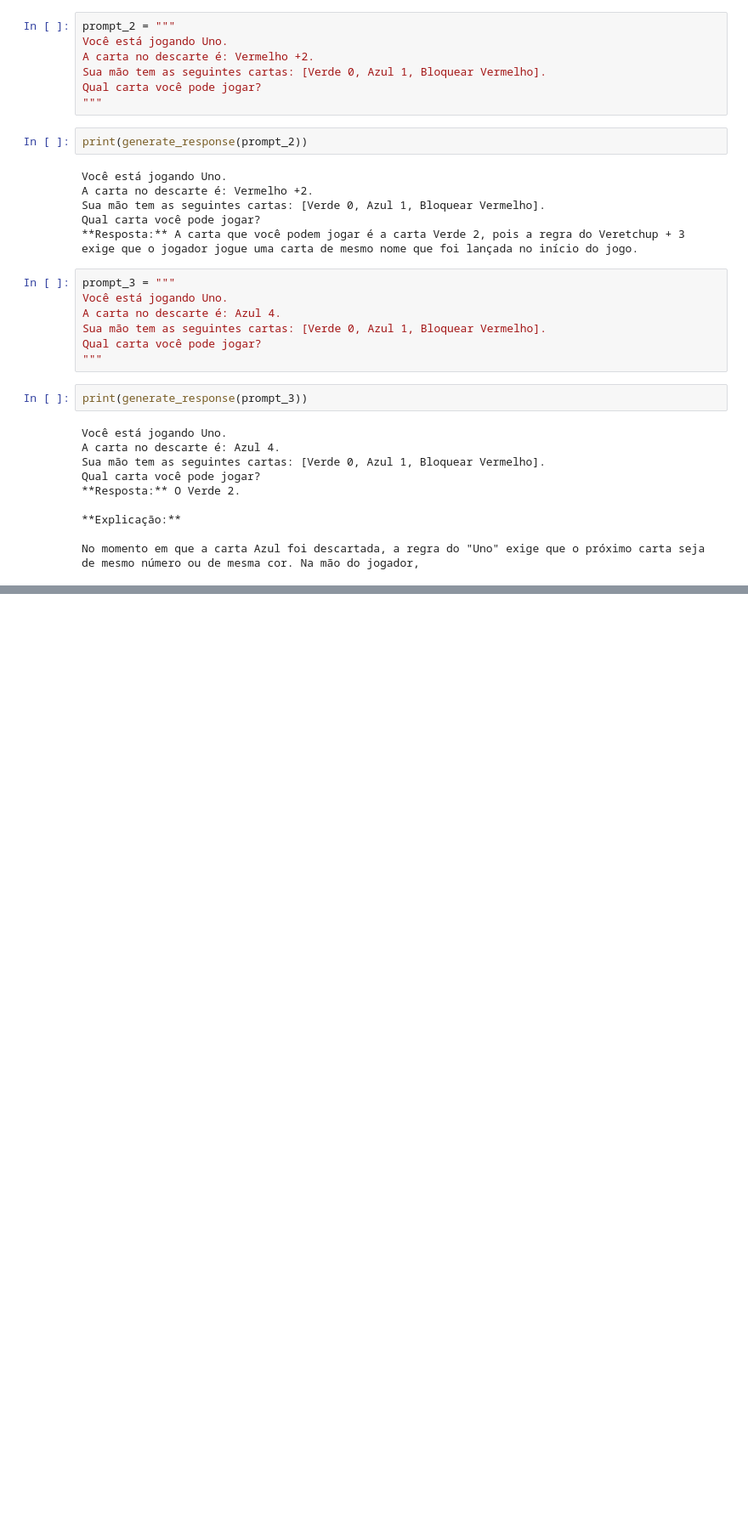
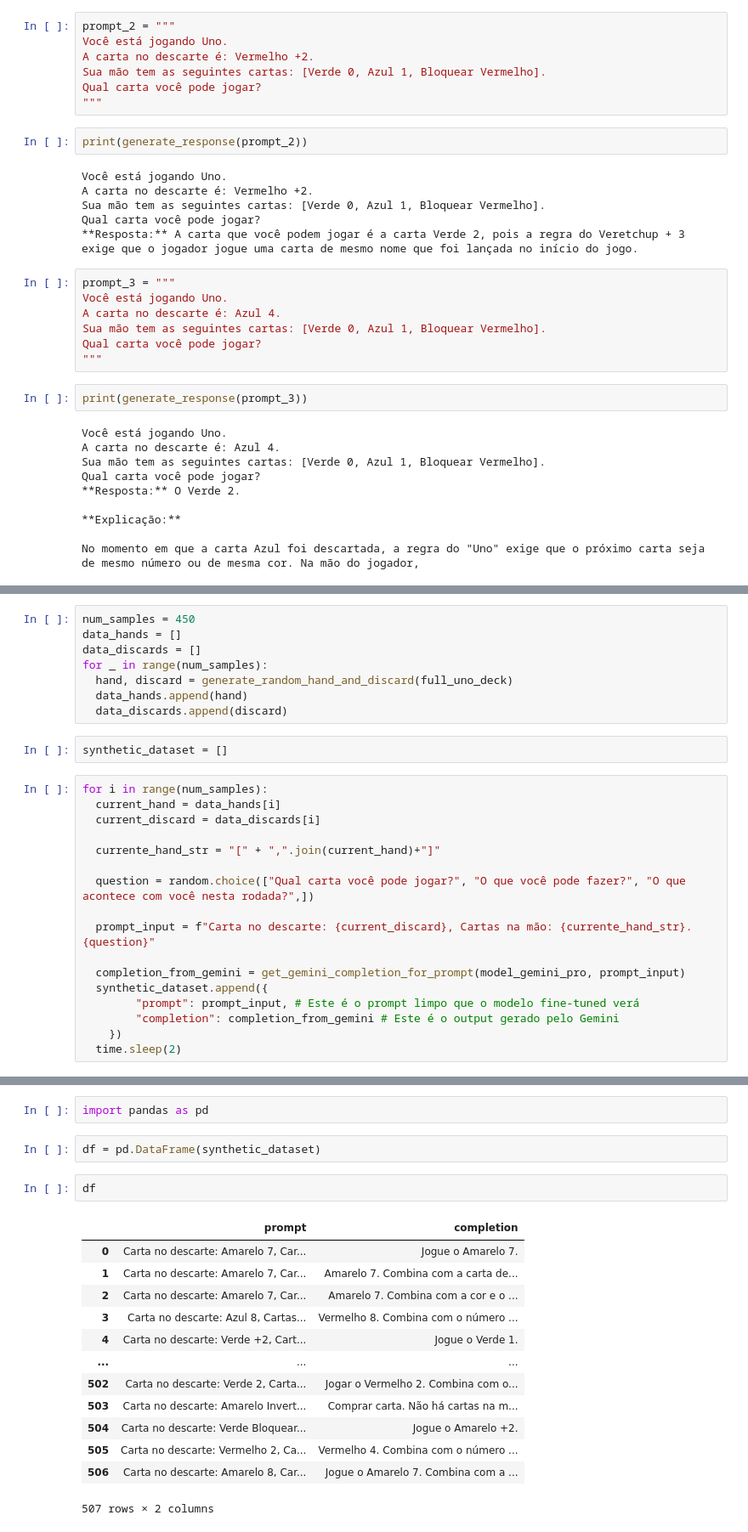
Before and after one commit to zeqkik/LLM-Fine-Tuning, a Jupyter notebook: fine_tuning_project.ipynb, the cells around one changed output, grey strips where cells are left out. Shown at 85% size. Saved outputs shown, nothing was run; the diff lists cells and outputs as text; blank space fills up the shorter version.

Commit message:
synthetic dataset creation

```diff
--- a/fine_tuning_project.ipynb
+++ b/fine_tuning_project.ipynb
@@ -131,0 +244,27 @@ No momento em que a carta Azul foi descartada, a regra do "Uno" exige que o pró
+# %%
+num_samples = 450
+data_hands = []
+data_discards = []
+for _ in range(num_samples):
+  hand, discard = generate_random_hand_and_discard(full_uno_deck)
+  data_hands.append(hand)
+  data_discards.append(discard)
+# %%
+synthetic_dataset = []
+# %%
+for i in range(num_samples):
+  current_hand = data_hands[i]
+  current_discard = data_discards[i]
+
+  currente_hand_str = "[" + ",".join(current_hand)+"]"
+
+  question = random.choice(["Qual carta você pode jogar?", "O que você pode fazer?", "O que acontece com você nesta rodada?",])
+
+  prompt_input = f"Carta no descarte: {current_discard}, Cartas na mão: {currente_hand_str}. {question}"
+
+  completion_from_gemini = get_gemini_completion_for_prompt(model_gemini_pro, prompt_input)
+  synthetic_dataset.append({
+        "prompt": prompt_input, # Este é o prompt limpo que o modelo fine-tuned verá
+        "completion": completion_from_gemini # Este é o output gerado pelo Gemini
+    })
+  time.sleep(2)
@@ -131,0 +295,20 @@ No momento em que a carta Azul foi descartada, a regra do "Uno" exige que o pró
+# %%
+import pandas as pd
+# %%
+df = pd.DataFrame(synthetic_dataset)
+# %%
+df
+# %% [output]
+|  | prompt | completion |
+| 0 | Carta no descarte: Amarelo 7, Car... | Jogue o Amarelo 7. |
+| 1 | Carta no descarte: Amarelo 7, Car... | Amarelo 7. Combina com a carta de... |
+| 2 | Carta no descarte: Amarelo 7, Car... | Amarelo 7. Combina com a cor e o ... |
+| 3 | Carta no descarte: Azul 8, Cartas... | Vermelho 8. Combina com o número ... |
+| 4 | Carta no descarte: Verde +2, Cart... | Jogue o Verde 1. |
+| ... | ... | ... |
+| 502 | Carta no descarte: Verde 2, Carta... | Jogar o Vermelho 2. Combina com o... |
+| 503 | Carta no descarte: Amarelo Invert... | Comprar carta. Não há cartas na m... |
+| 504 | Carta no descarte: Verde Bloquear... | Jogue o Amarelo +2. |
+| 505 | Carta no descarte: Vermelho 2, Ca... | Vermelho 4. Combina com o número ... |
+| 506 | Carta no descarte: Amarelo 8, Car... | Jogue o Amarelo 7. Combina com a ... |
+507 rows × 2 columns
```
Also changed, not shown: parts of 17 cells of this notebook.
